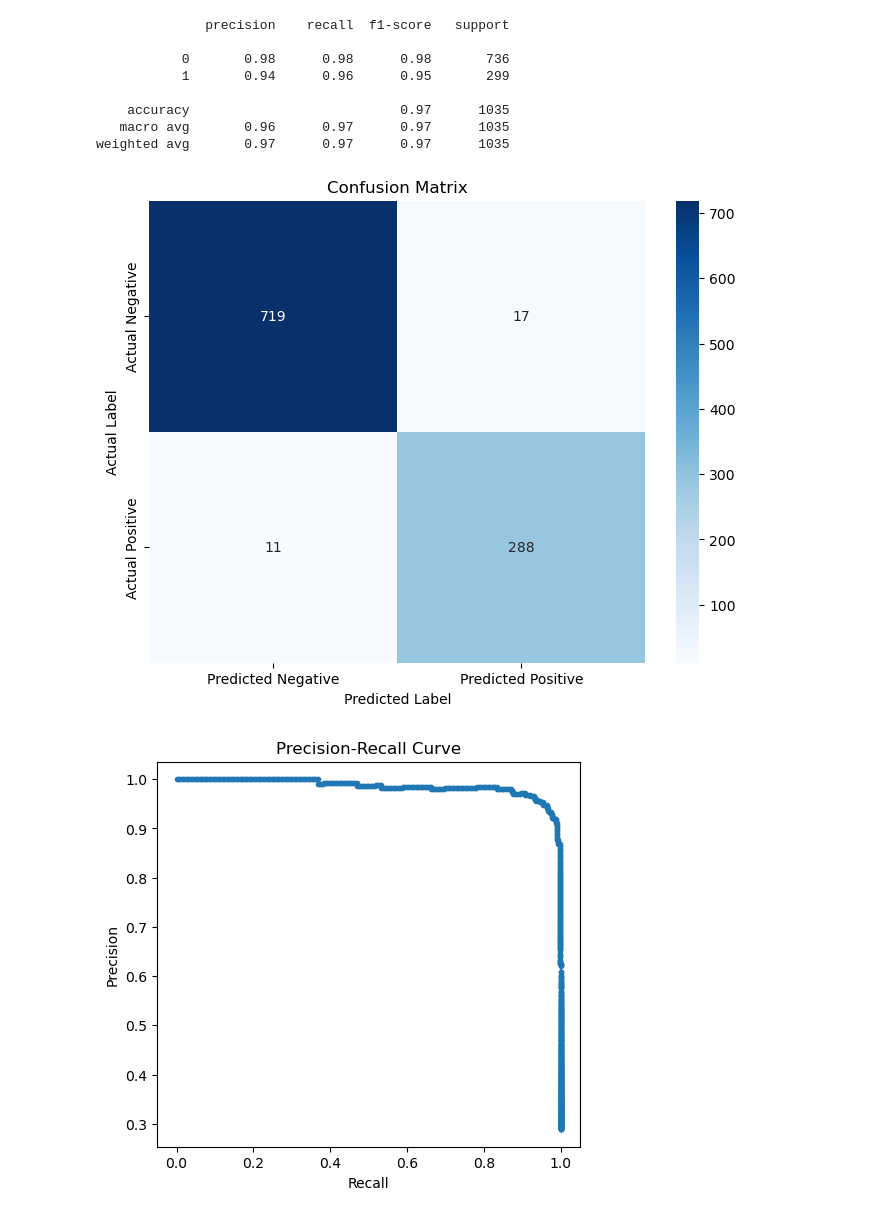
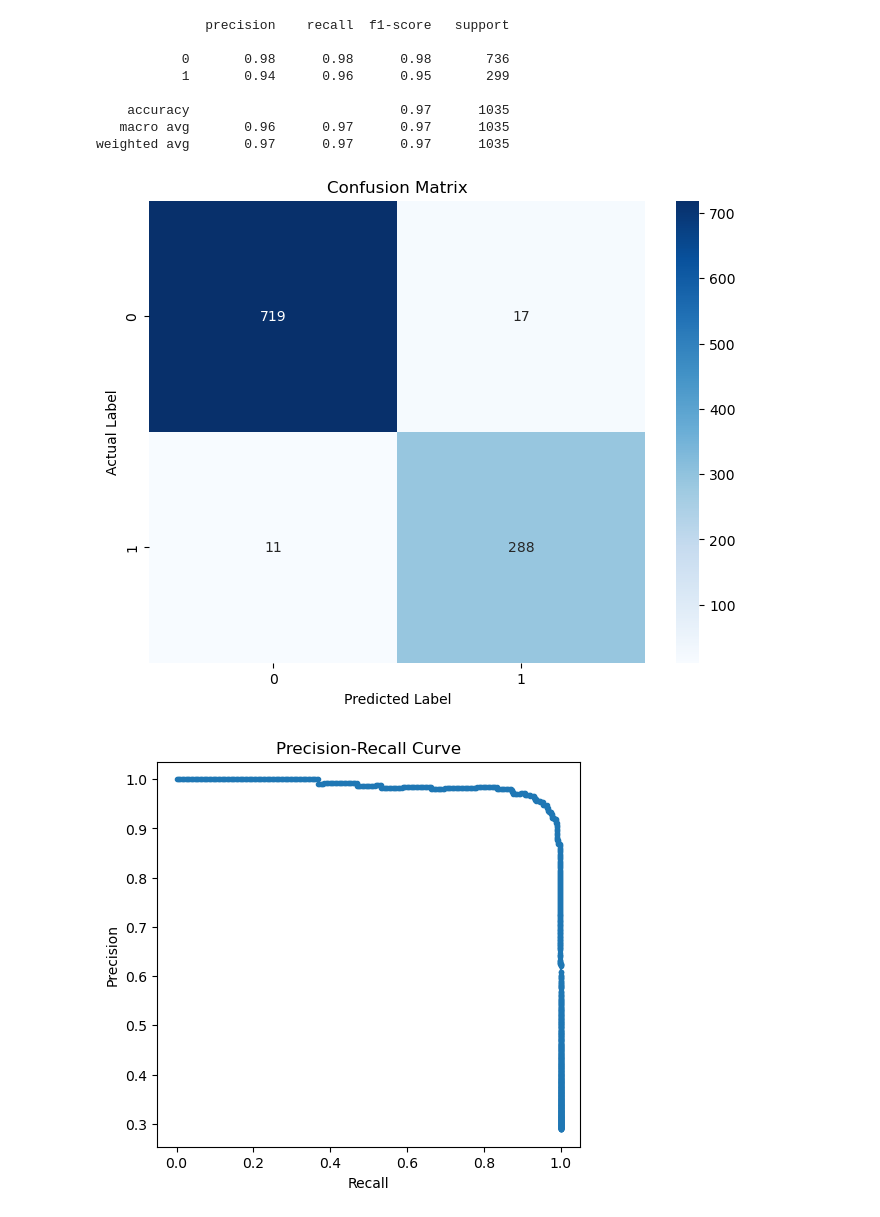
Before and after one commit to lucaspunz/ml-project, a Jupyter notebook: logistic.ipynb, the cells around one changed output. Saved outputs shown, nothing was run; the diff lists cells and outputs as text; code cells hidden in the pictures.

```diff
--- a/logistic.ipynb
+++ b/logistic.ipynb
@@ -51,19 +53,18 @@ print(classification_report(y_test, cls.predict(X_test)))
    macro avg       0.96      0.97      0.97      1035
 weighted avg       0.97      0.97      0.97      1035
 # %%
-from sklearn.metrics import confusion_matrix
 y_pred = cls.predict(X_test)
 
 # Compute the confusion matrix
 cm = confusion_matrix(y_test, y_pred)
 
 # Plot the confusion matrix using Seaborn's heatmap
 plt.figure(figsize=(8, 6))
-sns.heatmap(cm, annot=True, fmt='d', cmap='Blues', xticklabels=['Predicted Negative', 'Predicted Positive'], yticklabels=['Actual Negative', 'Actual Positive'])
+sns.heatmap(cm, annot=True, fmt='d', cmap='Blues')
 plt.ylabel('Actual Label')
 plt.xlabel('Predicted Label')
 plt.title('Confusion Matrix')
 plt.show()
 # %% [output]
-[figure, old version]
+[figure, new version]
 # %%
```
Also changed, not shown: parts of 4 cells of this notebook, 2 other files.
